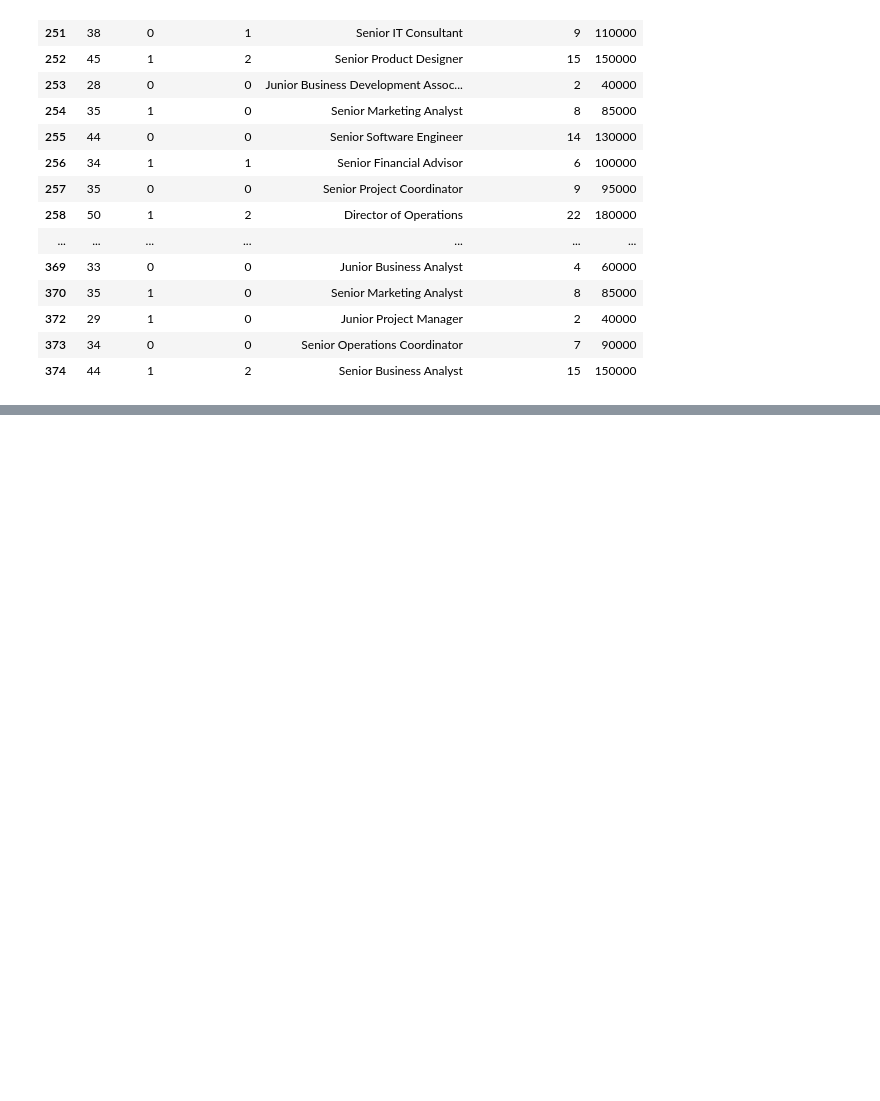
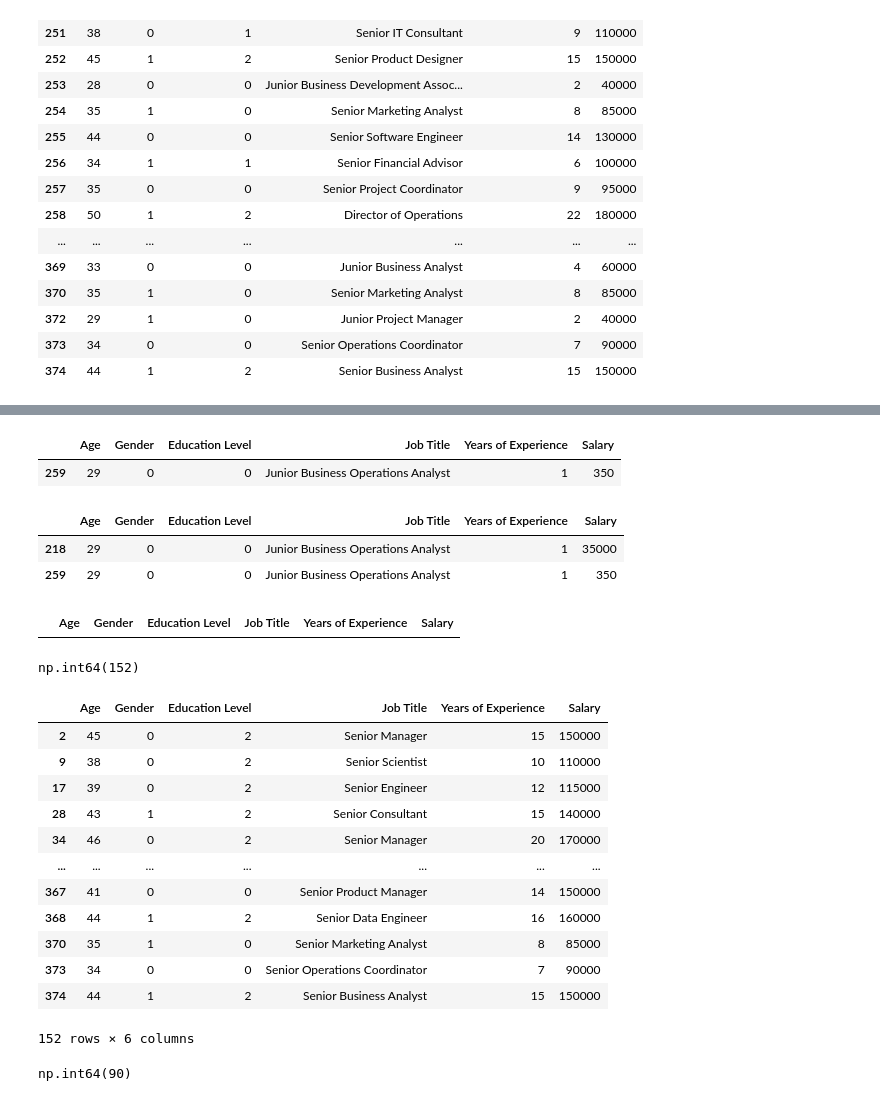
Before and after one commit to Sarajml98/salary-data-analysis, a Jupyter notebook: salary.ipynb, the cells around one changed output, grey strips where cells are left out. Cells and saved outputs as stored; diff of their text form; code cells hidden in the pictures; blank space fills up the shorter version.

```diff
--- a/salary.ipynb
+++ b/salary.ipynb
@@ -301,0 +330,11 @@ df[df.duplicated()]
+# %%
+df[df["Salary"]<10000]
+# %% [output]
+|  | Age | Gender | Education Level | Job Title | Years of Experience | Salary |
+| 259 | 29 | 0 | 0 | Junior Business Operations Analyst | 1 | 350 |
+# %%
+df[df["Job Title"] == "Junior Business Operations Analyst"]
+# %% [output]
+|  | Age | Gender | Education Level | Job Title | Years of Experience | Salary |
+| 218 | 29 | 0 | 0 | Junior Business Operations Analyst | 1 | 35000 |
+| 259 | 29 | 0 | 0 | Junior Business Operations Analyst | 1 | 350 |
@@ -301,0 +343,28 @@ df[df.duplicated()]
+# %%
+df[df["Salary"]<1000]
+# %% [output]
+|  | Age | Gender | Education Level | Job Title | Years of Experience | Salary |
+# %%
+df["Job Title"].str.contains("Senior").sum()
+# %% [output]
+np.int64(152)
+# %%
+df[df["Job Title"].str.contains("Senior")]
+# %% [output]
+|  | Age | Gender | Education Level | Job Title | Years of Experience | Salary |
+| 2 | 45 | 0 | 2 | Senior Manager | 15 | 150000 |
+| 9 | 38 | 0 | 2 | Senior Scientist | 10 | 110000 |
+| 17 | 39 | 0 | 2 | Senior Engineer | 12 | 115000 |
+| 28 | 43 | 1 | 2 | Senior Consultant | 15 | 140000 |
+| 34 | 46 | 0 | 2 | Senior Manager | 20 | 170000 |
+| ... | ... | ... | ... | ... | ... | ... |
+| 367 | 41 | 0 | 0 | Senior Product Manager | 14 | 150000 |
+| 368 | 44 | 1 | 2 | Senior Data Engineer | 16 | 160000 |
+| 370 | 35 | 1 | 0 | Senior Marketing Analyst | 8 | 85000 |
+| 373 | 34 | 0 | 0 | Senior Operations Coordinator | 7 | 90000 |
+| 374 | 44 | 1 | 2 | Senior Business Analyst | 15 | 150000 |
+152 rows × 6 columns
+# %%
+df["Job Title"].str.contains("Junior").sum()
+# %% [output]
+np.int64(90)
```
Also changed, not shown: parts of 7 cells of this notebook.
